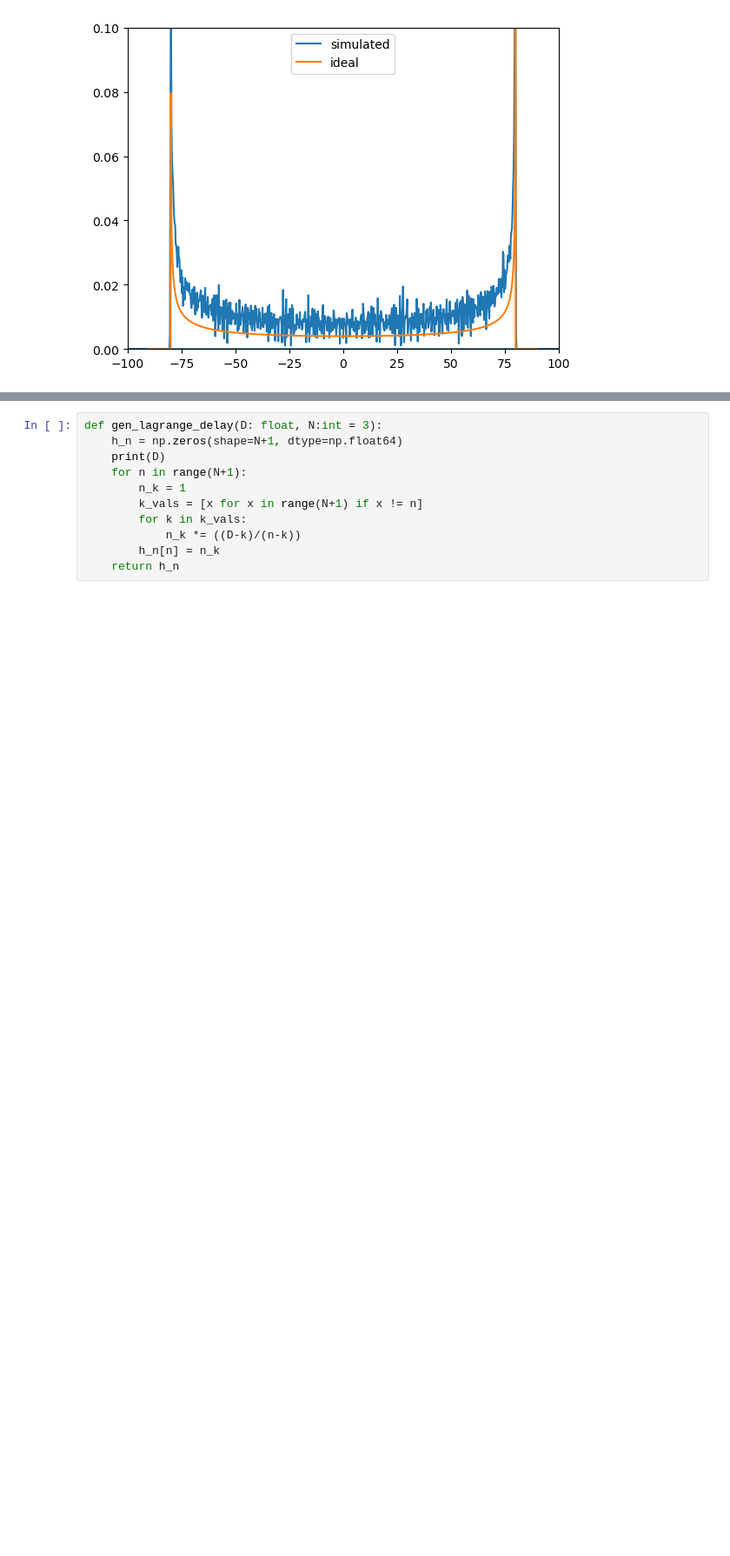
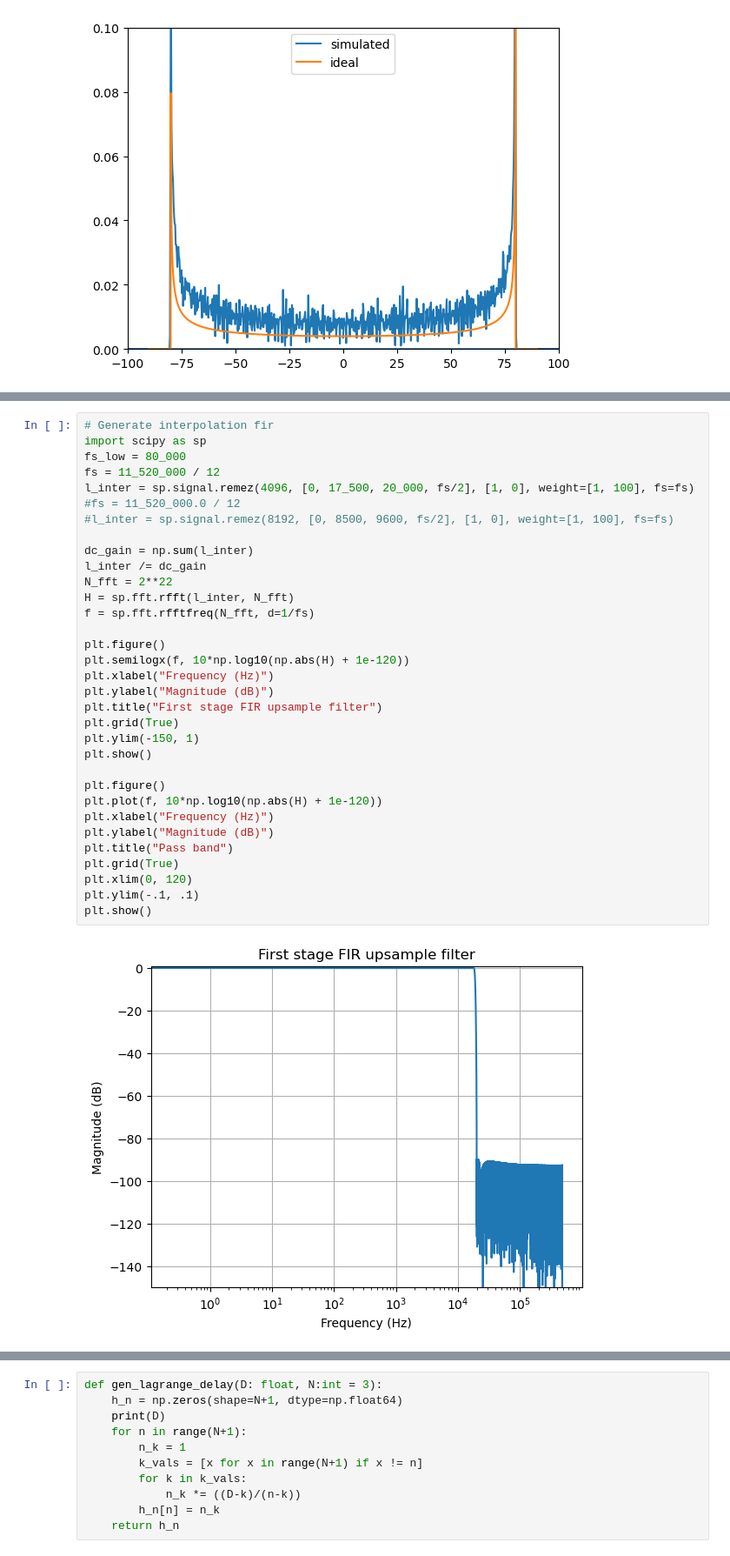
Before and after one commit to zachrjt/openTETRAphymac, a Jupyter notebook: software/channel_sim.ipynb, the cells around one changed output, grey strips where cells are left out. Shown at 87% size. Drawn from its saved outputs; the diff is of its cells as text; blank space fills up the shorter version.

```diff
--- a/software/channel_sim.ipynb
+++ b/software/channel_sim.ipynb
@@ -286,0 +200,35 @@ Text(0.5, 0, 'Time (s)')
+# %%
+# Generate interpolation fir
+import scipy as sp
+fs_low = 80_000
+fs = 11_520_000 / 12
+l_inter = sp.signal.remez(4096, [0, 17_500, 20_000, fs/2], [1, 0], weight=[1, 100], fs=fs)
+#fs = 11_520_000.0 / 12
+#l_inter = sp.signal.remez(8192, [0, 8500, 9600, fs/2], [1, 0], weight=[1, 100], fs=fs)
+
+dc_gain = np.sum(l_inter)
+l_inter /= dc_gain
+N_fft = 2**22
+H = sp.fft.rfft(l_inter, N_fft)
+f = sp.fft.rfftfreq(N_fft, d=1/fs)
+
+plt.figure()
+plt.semilogx(f, 10*np.log10(np.abs(H) + 1e-120))
+plt.xlabel("Frequency (Hz)")
+plt.ylabel("Magnitude (dB)")
+plt.title("First stage FIR upsample filter")
+plt.grid(True)
+plt.ylim(-150, 1)
+plt.show()
+
+plt.figure()
+plt.plot(f, 10*np.log10(np.abs(H) + 1e-120))
+plt.xlabel("Frequency (Hz)")
+plt.ylabel("Magnitude (dB)")
+plt.title("Pass band")
+plt.grid(True)
+plt.xlim(0, 120)
+plt.ylim(-.1, .1)
+plt.show()
+# %% [output]
+[figure, added]
```
Also changed, not shown: parts of 21 cells of this notebook, 5 other files.
